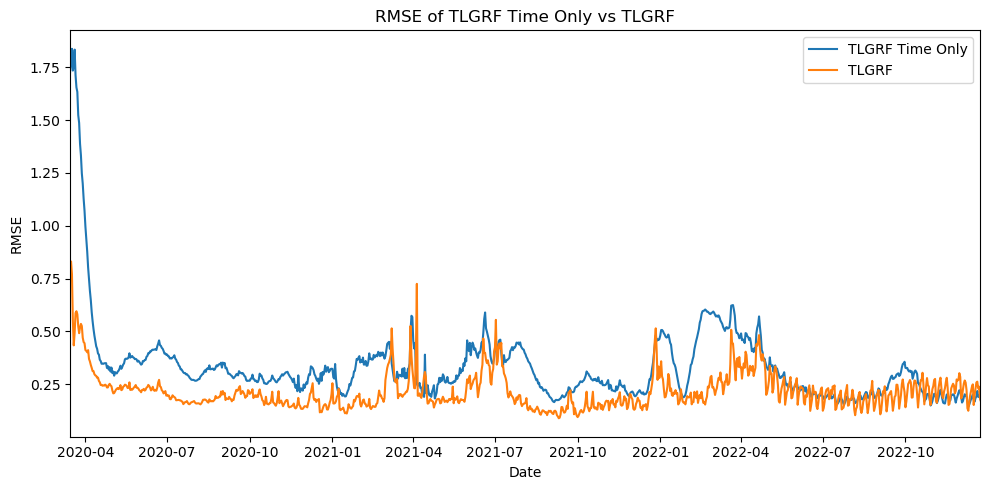
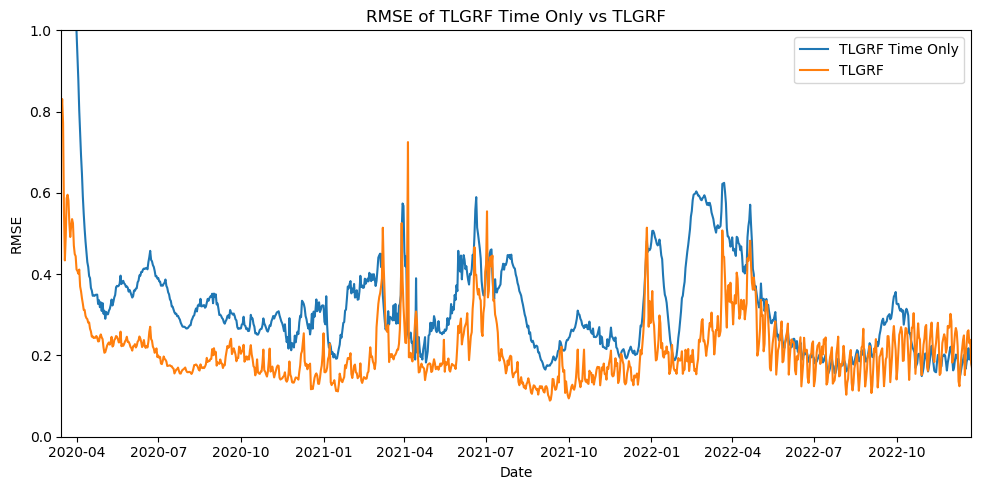
Unified diff of the notebook cell whose output changed from the first chart to the second:
--- before
+++ after
@@ -10,5 +10,5 @@
 plt.xlim(pd.to_datetime('2020-03-15'), pd.to_datetime('2022-12-23'))
 plt.tight_layout()
-#plt.ylim(0,0.6)
+plt.ylim(0, 1.0)
 plt.savefig("RMSE TLGRF Time Only vs TLGRF.png")
 

Commit: Update TLGRF Time Only Images